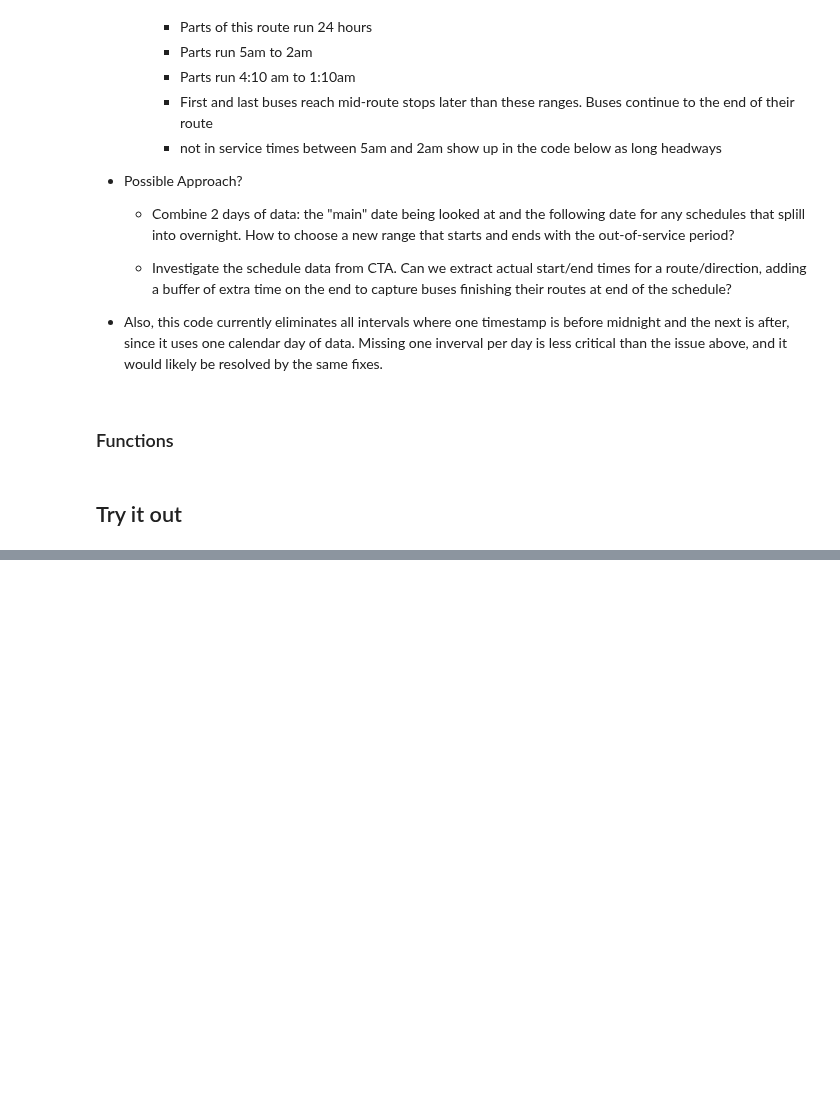
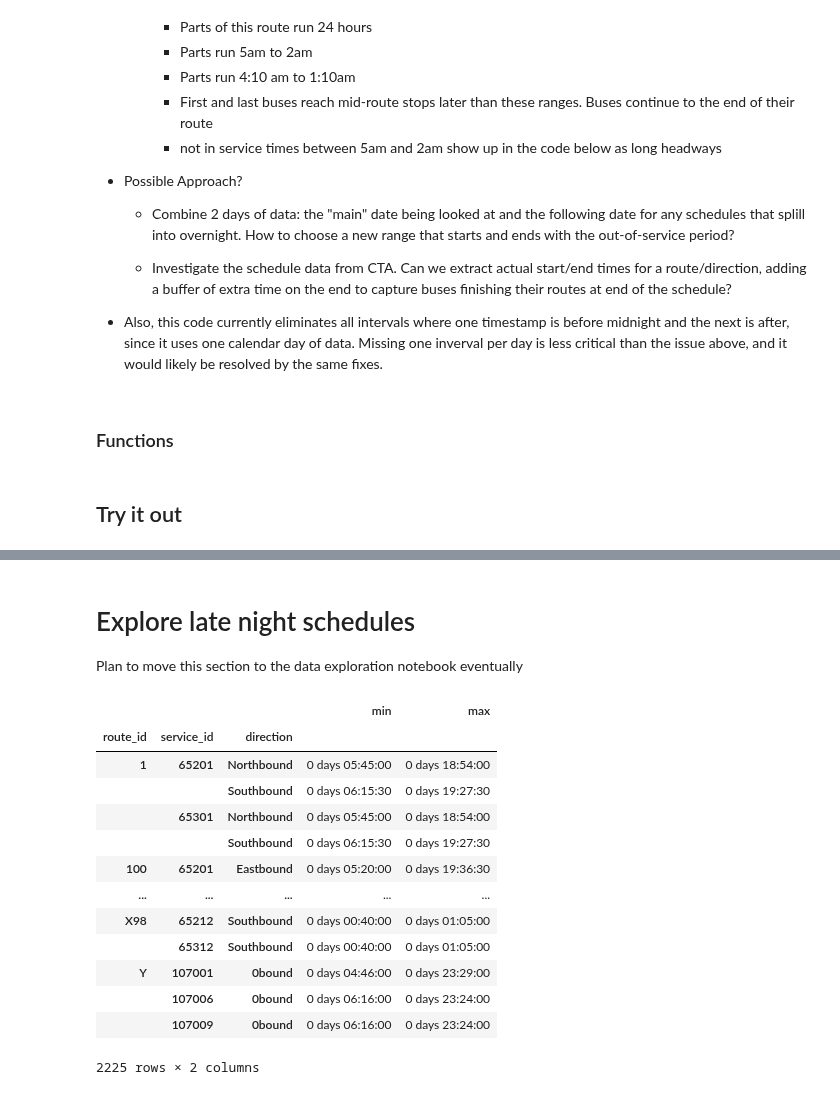
Before and after one commit to kristenhahn/cta_bus_tracker_exploration, a Jupyter notebook: headways.ipynb, the cells around one changed output, grey strips where cells are left out. Saved outputs shown, nothing was run; the diff lists cells and outputs as text; code cells hidden in the pictures; blank space fills up the shorter version.

```diff
--- a/headways.ipynb
+++ b/headways.ipynb
@@ -557,0 +573,3 @@ stops.explore(m=m, color='red')
+# %%
+df_stop_times['arrival_time'] = pd.to_timedelta(df_stop_times['arrival_time'])
+df_stop_times['departure_time'] = pd.to_timedelta(df_stop_times['departure_time'])
@@ -560,0 +607,5 @@ ImportError: The 'folium', 'matplotlib' and 'mapclassify' packages are required
+# %% [markdown]
+
+
+# Explore late night schedules
+Plan to move this section to the data exploration notebook eventually
@@ -560,0 +616,18 @@ ImportError: The 'folium', 'matplotlib' and 'mapclassify' packages are required
+# %%
+
+df_minmax_schedule_time
+# %% [output]
+|  |  |  | min | max |
+| route_id | service_id | direction |  |  |
+| 1 | 65201 | Northbound | 0 days 05:45:00 | 0 days 18:54:00 |
+|  |  | Southbound | 0 days 06:15:30 | 0 days 19:27:30 |
+|  | 65301 | Northbound | 0 days 05:45:00 | 0 days 18:54:00 |
+|  |  | Southbound | 0 days 06:15:30 | 0 days 19:27:30 |
+| 100 | 65201 | Eastbound | 0 days 05:20:00 | 0 days 19:36:30 |
+| ... | ... | ... | ... | ... |
+| X98 | 65212 | Southbound | 0 days 00:40:00 | 0 days 01:05:00 |
+|  | 65312 | Southbound | 0 days 00:40:00 | 0 days 01:05:00 |
+| Y | 107001 | 0bound | 0 days 04:46:00 | 0 days 23:29:00 |
+|  | 107006 | 0bound | 0 days 06:16:00 | 0 days 23:24:00 |
+|  | 107009 | 0bound | 0 days 06:16:00 | 0 days 23:24:00 |
+2225 rows × 2 columns
```
Also changed, not shown: parts of 16 cells of this notebook, 1 other file.
